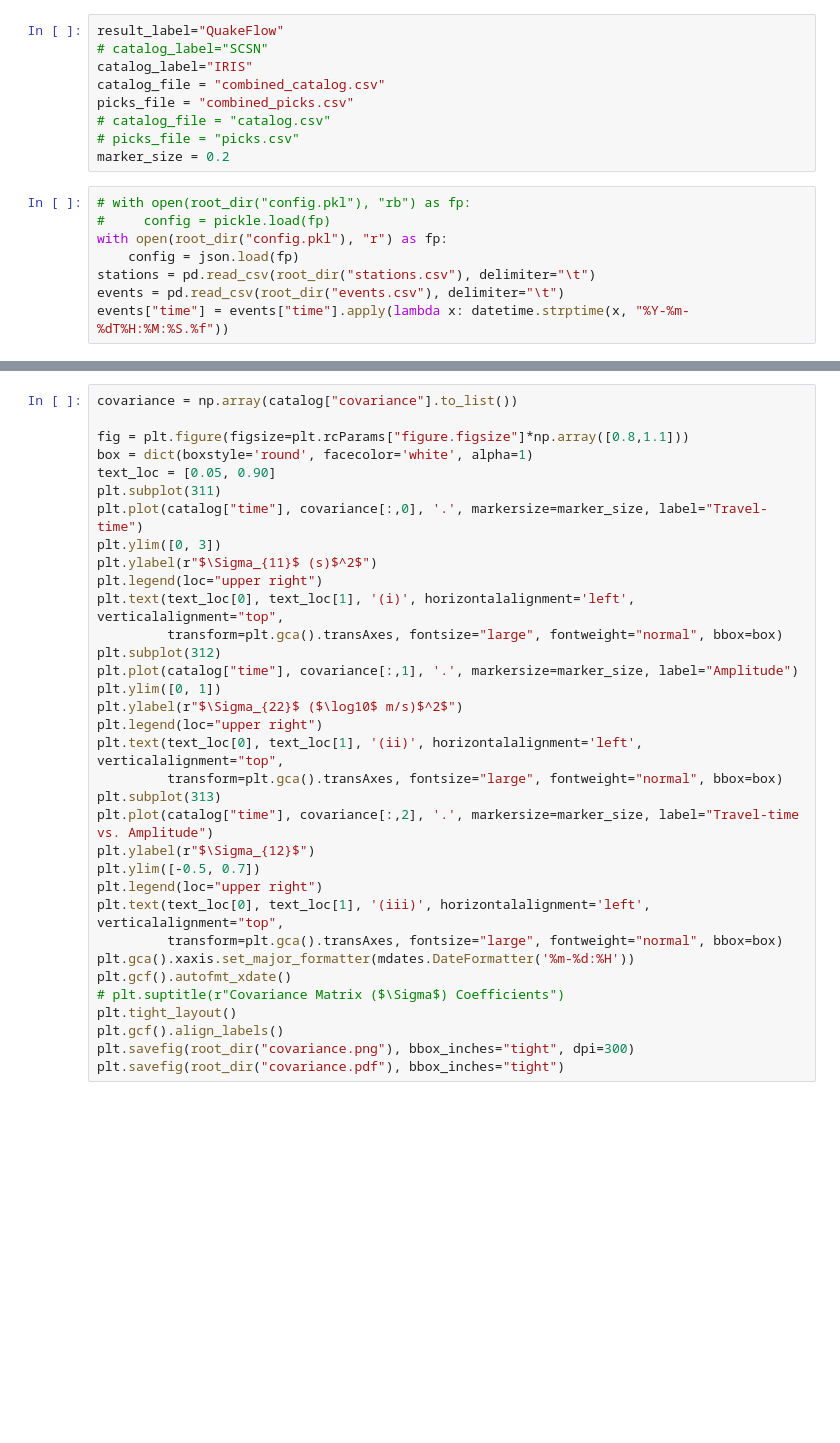
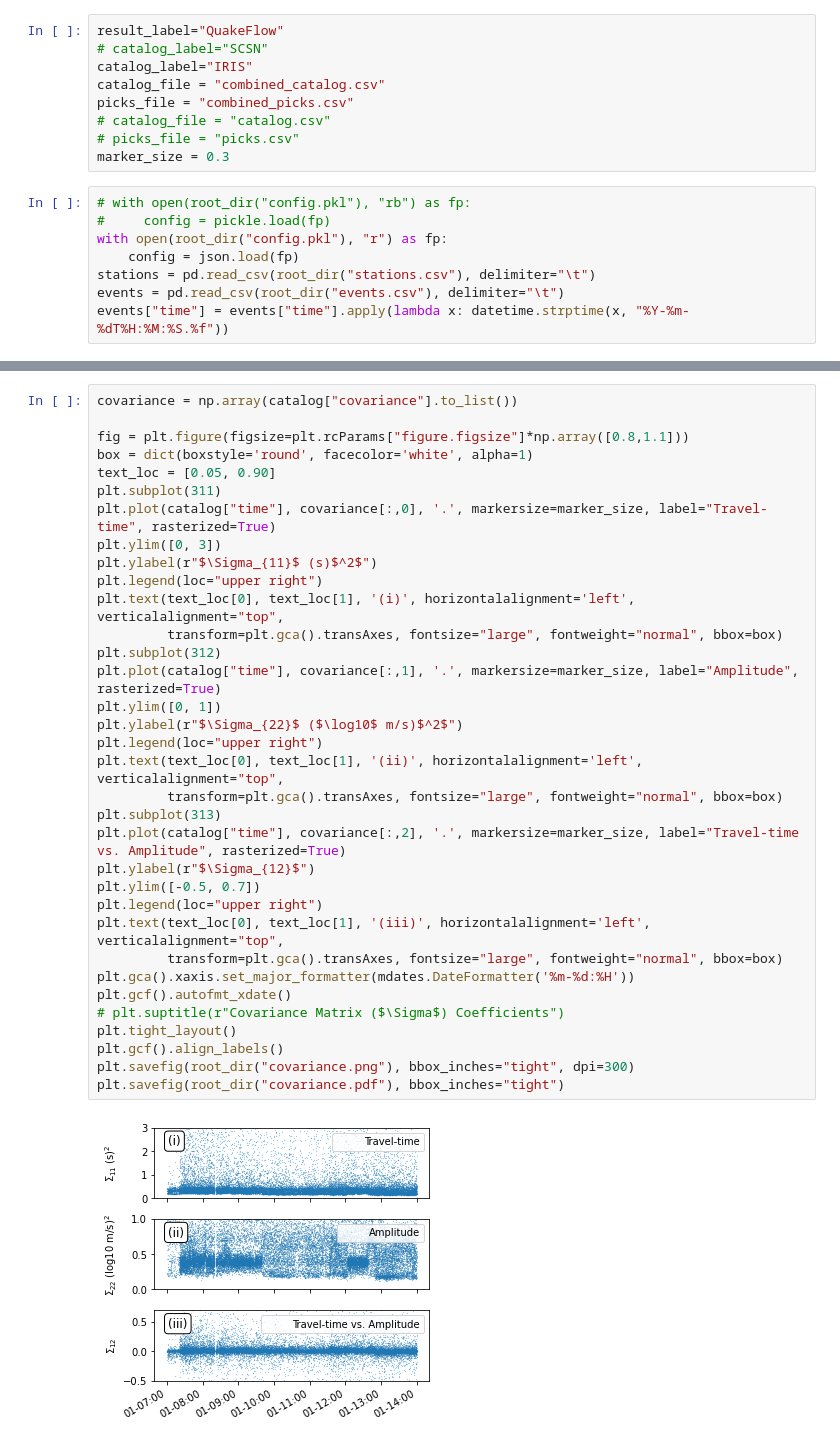
Before and after one commit to Cuda-Chen/QuakeFlow, a Jupyter notebook: notebooks/plot_catalog.ipynb, the cells around one changed output, grey strips where cells are left out. Drawn from its saved outputs; the diff is of its cells as text; blank space fills up the shorter version.

```diff
--- a/notebooks/plot_catalog.ipynb
+++ b/notebooks/plot_catalog.ipynb
@@ -24,7 +24,7 @@ catalog_file = "combined_catalog.csv"
 picks_file = "combined_picks.csv"
 # catalog_file = "catalog.csv"
 # picks_file = "picks.csv"
-marker_size = 0.2
+marker_size = 0.3
 # %%
 # with open(root_dir("config.pkl"), "rb") as fp:
 #     config = pickle.load(fp)
@@ -159,36 +169,38 @@ plt.show()
 covariance = np.array(catalog["covariance"].to_list())
 
 fig = plt.figure(figsize=plt.rcParams["figure.figsize"]*np.array([0.8,1.1]))
 box = dict(boxstyle='round', facecolor='white', alpha=1)
 text_loc = [0.05, 0.90]
 plt.subplot(311)
-plt.plot(catalog["time"], covariance[:,0], '.', markersize=marker_size, label="Travel-time")
+plt.plot(catalog["time"], covariance[:,0], '.', markersize=marker_size, label="Travel-time", rasterized=True)
 plt.ylim([0, 3])
 plt.ylabel(r"$\Sigma_{11}$ (s)$^2$")
 plt.legend(loc="upper right")
 plt.text(text_loc[0], text_loc[1], '(i)', horizontalalignment='left', verticalalignment="top",
          transform=plt.gca().transAxes, fontsize="large", fontweight="normal", bbox=box)
 plt.subplot(312)
-plt.plot(catalog["time"], covariance[:,1], '.', markersize=marker_size, label="Amplitude")
+plt.plot(catalog["time"], covariance[:,1], '.', markersize=marker_size, label="Amplitude", rasterized=True)
 plt.ylim([0, 1])
 plt.ylabel(r"$\Sigma_{22}$ ($\log10$ m/s)$^2$")
 plt.legend(loc="upper right")
 plt.text(text_loc[0], text_loc[1], '(ii)', horizontalalignment='left', verticalalignment="top",
          transform=plt.gca().transAxes, fontsize="large", fontweight="normal", bbox=box)
 plt.subplot(313)
-plt.plot(catalog["time"], covariance[:,2], '.', markersize=marker_size, label="Travel-time vs. Amplitude")
+plt.plot(catalog["time"], covariance[:,2], '.', markersize=marker_size, label="Travel-time vs. Amplitude", rasterized=True)
 plt.ylabel(r"$\Sigma_{12}$")
 plt.ylim([-0.5, 0.7])
 plt.legend(loc="upper right")
 plt.text(text_loc[0], text_loc[1], '(iii)', horizontalalignment='left', verticalalignment="top",
          transform=plt.gca().transAxes, fontsize="large", fontweight="normal", bbox=box)
 plt.gca().xaxis.set_major_formatter(mdates.DateFormatter('%m-%d:%H'))
 plt.gcf().autofmt_xdate()
 # plt.suptitle(r"Covariance Matrix ($\Sigma$) Coefficients")
 plt.tight_layout()
 plt.gcf().align_labels()
 plt.savefig(root_dir("covariance.png"), bbox_inches="tight", dpi=300)
 plt.savefig(root_dir("covariance.pdf"), bbox_inches="tight")
+# %% [output]
+[figure, added]
 # %%
 picks = pd.read_csv(root_dir(picks_file), delimiter="\t")
 picks["timestamp"] = picks["timestamp"].apply(lambda x: datetime.strptime(x, "%Y-%m-%dT%H:%M:%S.%f"))
```
Also changed, not shown: parts of 7 cells of this notebook, 4 other files.
